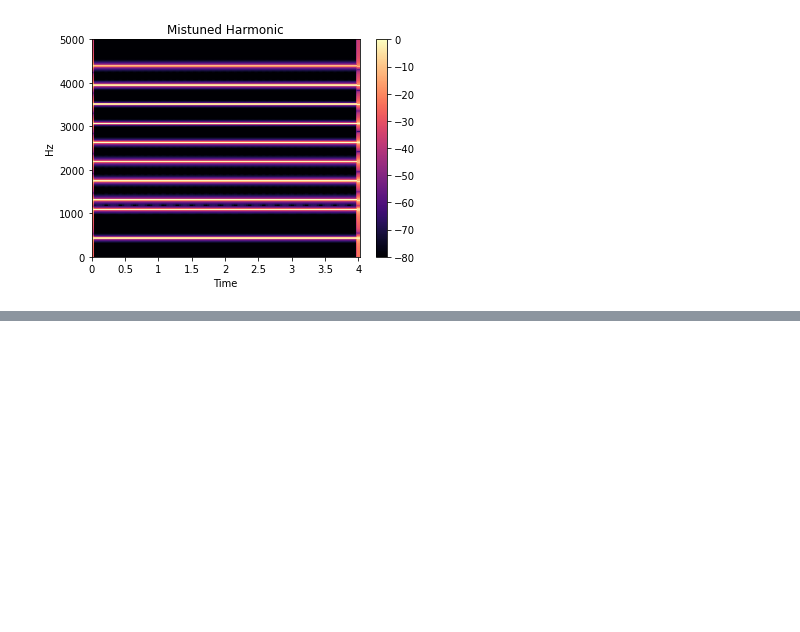
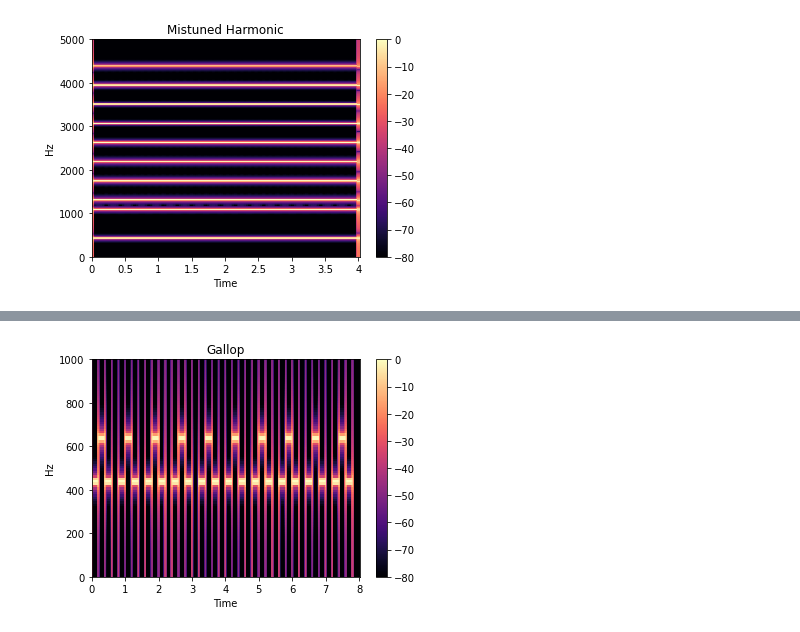
Before and after one commit to bs/cocktail-party-problem, a Jupyter notebook: Perceptual-Integration-and-Segregation/Harmonicity.ipynb, the cells around one changed output, grey strips where cells are left out. Cells and saved outputs as stored; diff of their text form; code cells hidden in the pictures; blank space fills up the shorter version.

```diff
--- a/Perceptual-Integration-and-Segregation/Harmonicity.ipynb
+++ b/Perceptual-Integration-and-Segregation/Harmonicity.ipynb
@@ -79,0 +100,5 @@ Audio(mistune, rate=SR)
+# %%
+gallop = gallop_signal(200)
+draw_spectrogram(gallop, 'Gallop', low_lim=0, high_lim=1000)
+Audio(gallop, rate=SR)
+# %% [output]
@@ -79,0 +106 @@ Audio(mistune, rate=SR)
+[figure, added]
```
Also changed, not shown: parts of 9 cells of this notebook.
